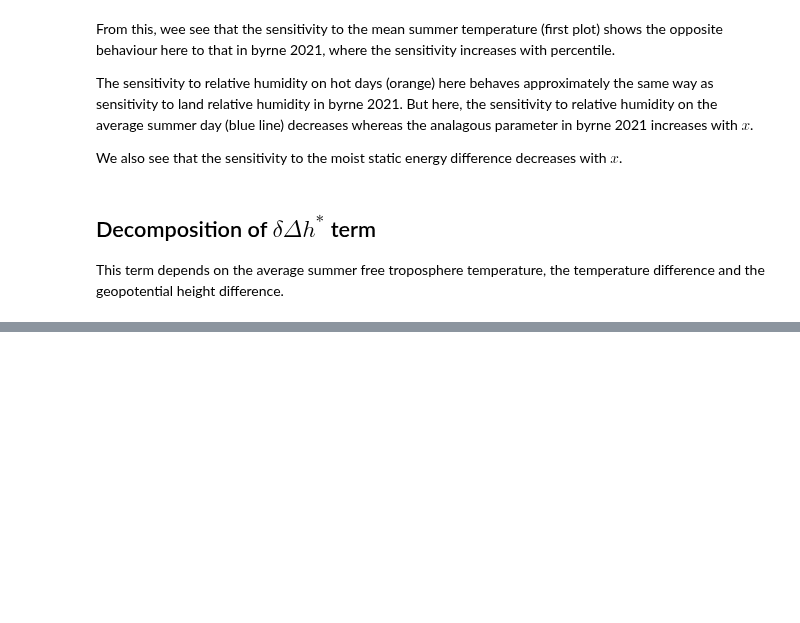
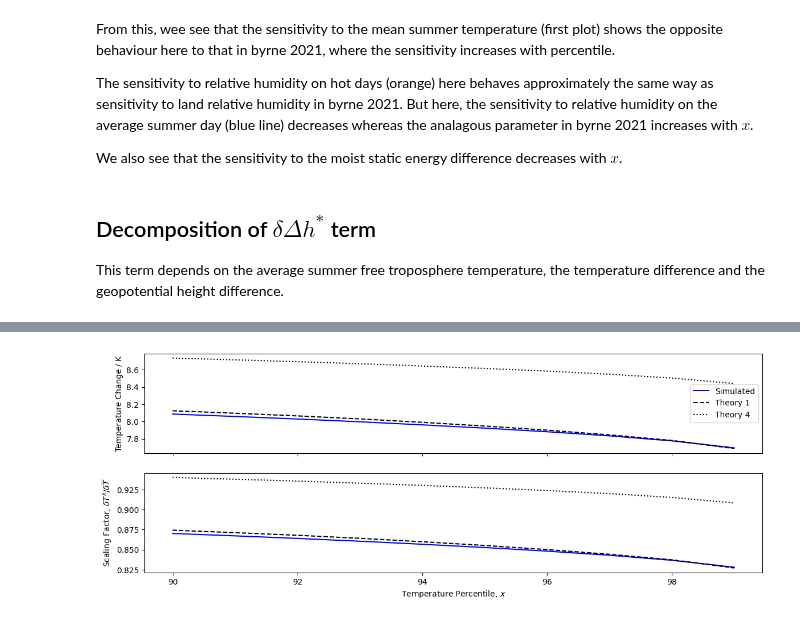
Before and after one commit to jduffield65/Isca, a Jupyter notebook: jobs/tau_sweep/aquaplanet/extratrop_temp_quant_theory.ipynb, the cells around one changed output, grey strips where cells are left out. Saved outputs shown, nothing was run; the diff lists cells and outputs as text; code cells hidden in the pictures; blank space fills up the shorter version.

```diff
--- a/jobs/tau_sweep/aquaplanet/extratrop_temp_quant_theory.ipynb
+++ b/jobs/tau_sweep/aquaplanet/extratrop_temp_quant_theory.ipynb
@@ -272,0 +382,33 @@ This term depends on the average summer free troposphere temperature, the temper
+# %%
+# Theory splitting the contribution from delta h* into temperature and geopotential terms
+
+denom4 = c_p + L_v * q_quant_mid * alpha_quant
+beta = (L_v * temp_ft_diff_mid * alpha_ft_mean * q_sat_ft_mean * (alpha_ft_mean - 2/temp_ft_mean_mid)) / \
+       (c_p + L_v * alpha_ft_mean * q_sat_ft_mean)
+gamma_t4 = ((c_p + L_v * alpha_mean * q_mean_mid) * (1+beta))/denom4
+gamma_r4 = L_v * q_sat_mean * (1+beta) / denom4
+gamma_r_quant4 = -L_v * q_quant_mid / denom4
+gamma_temp_ft_diff4 = L_v * q_sat_ft_mean * alpha_ft_mean / denom4
+gamma_z_quant4 = g / denom4
+gamma_z4 = -g * (1+beta) / denom4
+
+delta_z_ft_quant = z_ft_quant[1] - z_ft_quant[0]
+delta_z_ft_mean = z_ft_summer[1] - z_ft_summer[0]
+
+temp_diff_theory4 = gamma_t4*delta_t_mean + gamma_r4 * delta_rh_mean + gamma_r_quant4 * delta_rh_quant + \
+                    gamma_temp_ft_diff4 * delta_temp_ft_diff + gamma_z_quant4 * delta_z_ft_quant + gamma_z4 * delta_z_ft_mean
+
+fig, ax = plt.subplots(2,1, figsize=(14, 5), sharex=True)
+ax[0].plot(quantiles_all, temp_diff_quant, color='blue', label='Simulated')
+ax[0].plot(quantiles_all, temp_diff_theory, color='k', linestyle='--', label='Theory 1')
+ax[0].plot(quantiles_all, temp_diff_theory4, color='k', linestyle=':', label='Theory 4')
+ax[1].plot(quantiles_all, temp_diff_quant/(temp_summer_av[1] - temp_summer_av[0]), color='blue', label='Simulated')
+ax[1].plot(quantiles_all, temp_diff_theory/(temp_summer_av[1] - temp_summer_av[0]), color='k', linestyle='--', label='Theory')
+ax[1].plot(quantiles_all, temp_diff_theory4 / (temp_summer_av[1] - temp_summer_av[0]),
+          color='k', linestyle=':', label='Theory - fixed RHs')
+ax[1].set_xlabel('Temperature Percentile, $x$')
+ax[0].set_ylabel('Temperature Change / K')
+ax[1].set_ylabel('Scaling Factor, $\delta T^x/ \delta \\overline{T}$')
+ax[0].legend();
+# %% [output]
+[figure, added]
```
Also changed, not shown: parts of 15 cells of this notebook, 1 other file.
